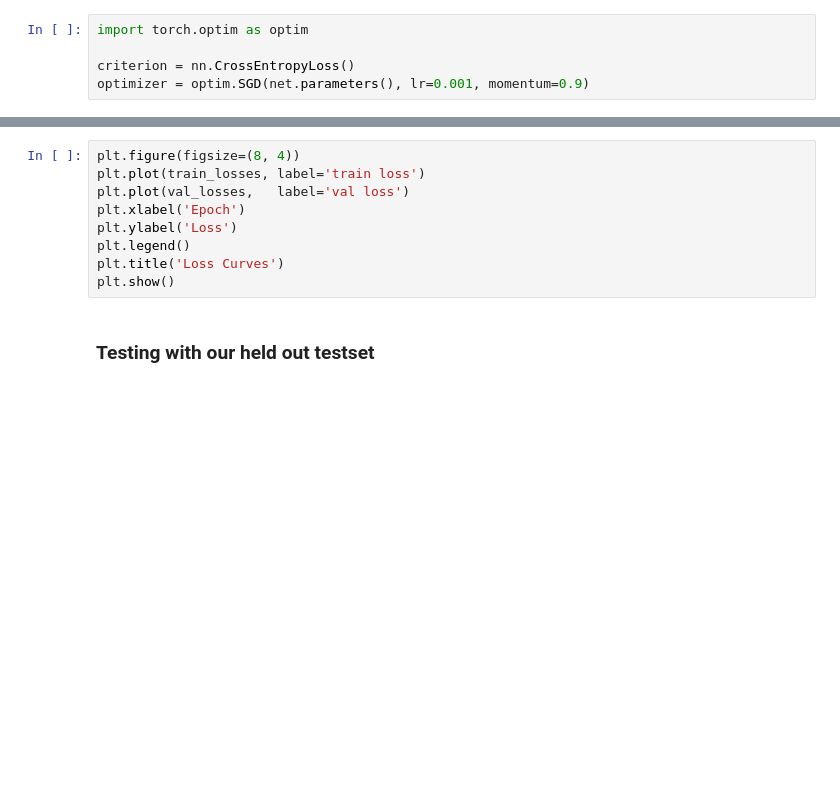
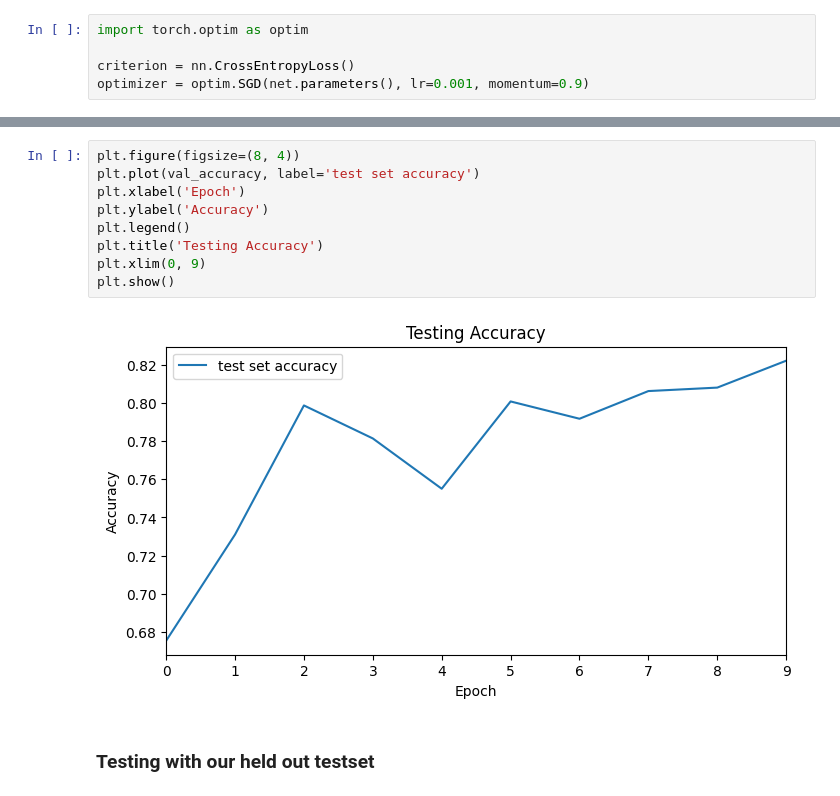
Before and after one commit to marissanesteban/multimodal-rep, a Jupyter notebook: HE-embedding/practice_1.ipynb, the cells around one changed output, grey strips where cells are left out. Saved outputs shown, nothing was run; the diff lists cells and outputs as text; blank space fills up the shorter version.

```diff
--- a/HE-embedding/practice_1.ipynb
+++ b/HE-embedding/practice_1.ipynb
@@ -219,12 +256,14 @@ plt.show()
 # %%
 plt.figure(figsize=(8, 4))
-plt.plot(train_losses, label='train loss')
-plt.plot(val_losses,   label='val loss')
+plt.plot(val_accuracy, label='test set accuracy')
 plt.xlabel('Epoch')
-plt.ylabel('Loss')
+plt.ylabel('Accuracy')
 plt.legend()
-plt.title('Loss Curves')
+plt.title('Testing Accuracy')
+plt.xlim(0, 9)
 plt.show()
+# %% [output]
+[figure, added]
 # %% [markdown]
 ### Testing with our held out testset
 # %%
```
Also changed, not shown: parts of 17 cells of this notebook, 2 other files.
